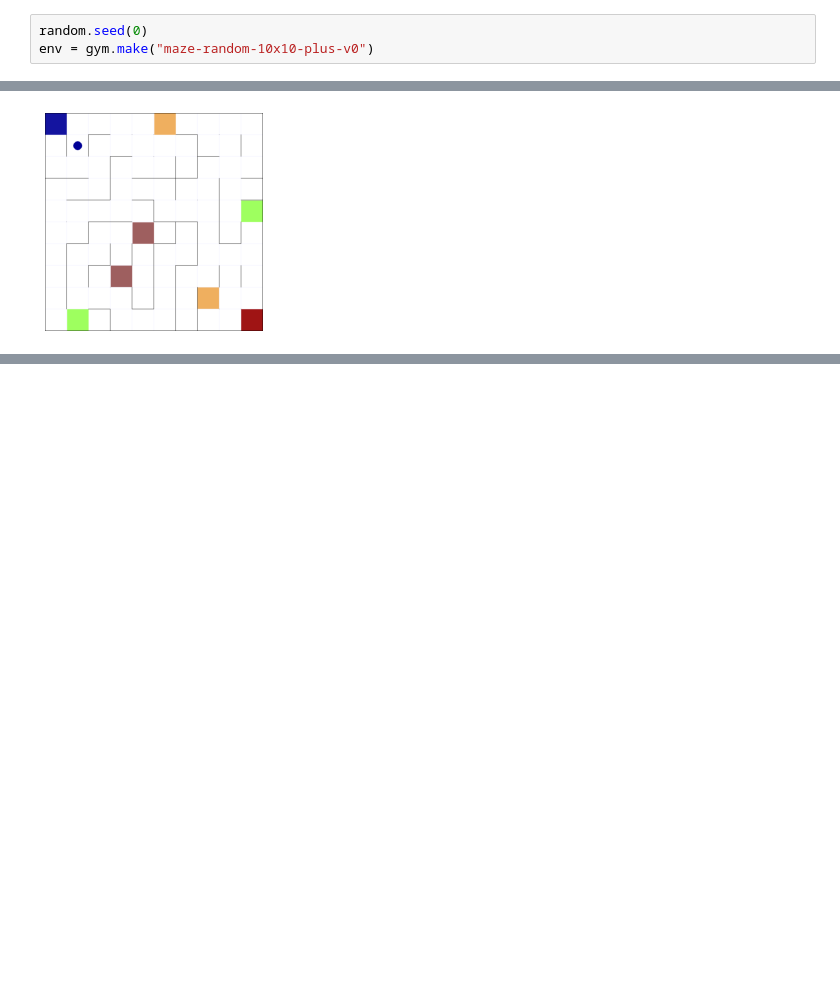
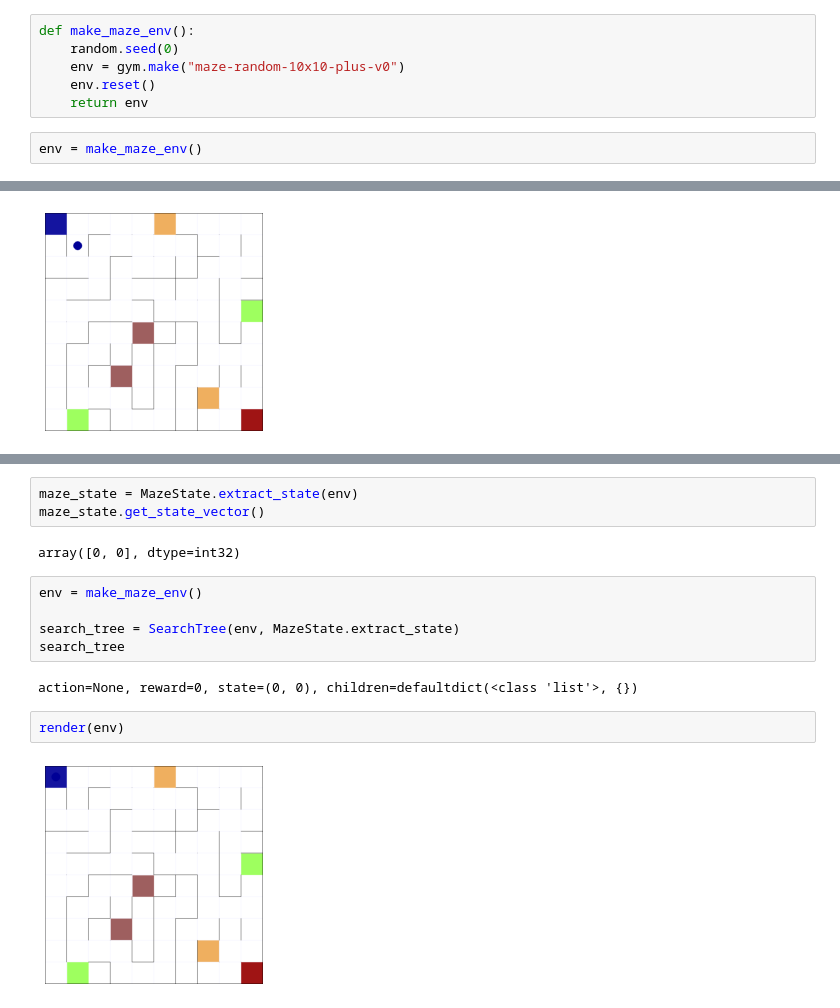
Before and after one commit to justinsvegliato/meta-level-reinforcement-learning, a Jupyter notebook: Playground.ipynb, the cells around one changed output, grey strips where cells are left out. Cells and saved outputs as stored; diff of their text form; blank space fills up the shorter version.

Commit message:
working search tree implementation for maze env

```diff
--- a/Playground.ipynb
+++ b/Playground.ipynb
@@ -30,9 +30,14 @@ import time
 The maze environment implementation we will use is an open source custom OpenAI Gym environment called [Gym-Maze](https://github.com/MattChanTK/gym-maze).
 
 > [Gym-Maze is a] simple 2D maze environment where an agent (blue dot) finds its way from the top left corner (blue square) to the goal at the bottom right corner (red square). The objective is to find the shortest path from the start to the goal. The agent may only choose to go up, down, right, or left ("N", "S", "E", "W"). If the way is blocked, it will remain at the same the location. The observation space is the (x, y) coordinate of the agent. The top left cell is (0, 0). A reward of 1 is given when the agent reaches the goal. For every step in the maze, the agent recieves a reward of -0.1/(number of cells).
+# %%
+def make_maze_env():
+    random.seed(0)
+    env = gym.make("maze-random-10x10-plus-v0")
+    env.reset()
+    return env
 # %%
-random.seed(0)
-env = gym.make("maze-random-10x10-plus-v0")
+env = make_maze_env()
 # %%
 def render(env):
     plt.imshow(env.render())
@@ -128,0 +236,16 @@ render(env)
+# %%
+maze_state = MazeState.extract_state(env)
+maze_state.get_state_vector()
+# %% [output]
+array([0, 0], dtype=int32)
+# %%
+env = make_maze_env()
+
+search_tree = SearchTree(env, MazeState.extract_state)
+search_tree
+# %% [output]
+action=None, reward=0, state=(0, 0), children=defaultdict(<class 'list'>, {})
+# %%
+render(env)
+# %% [output]
+[figure, added]
```
Also changed, not shown: parts of 14 cells of this notebook, 2 other files.
